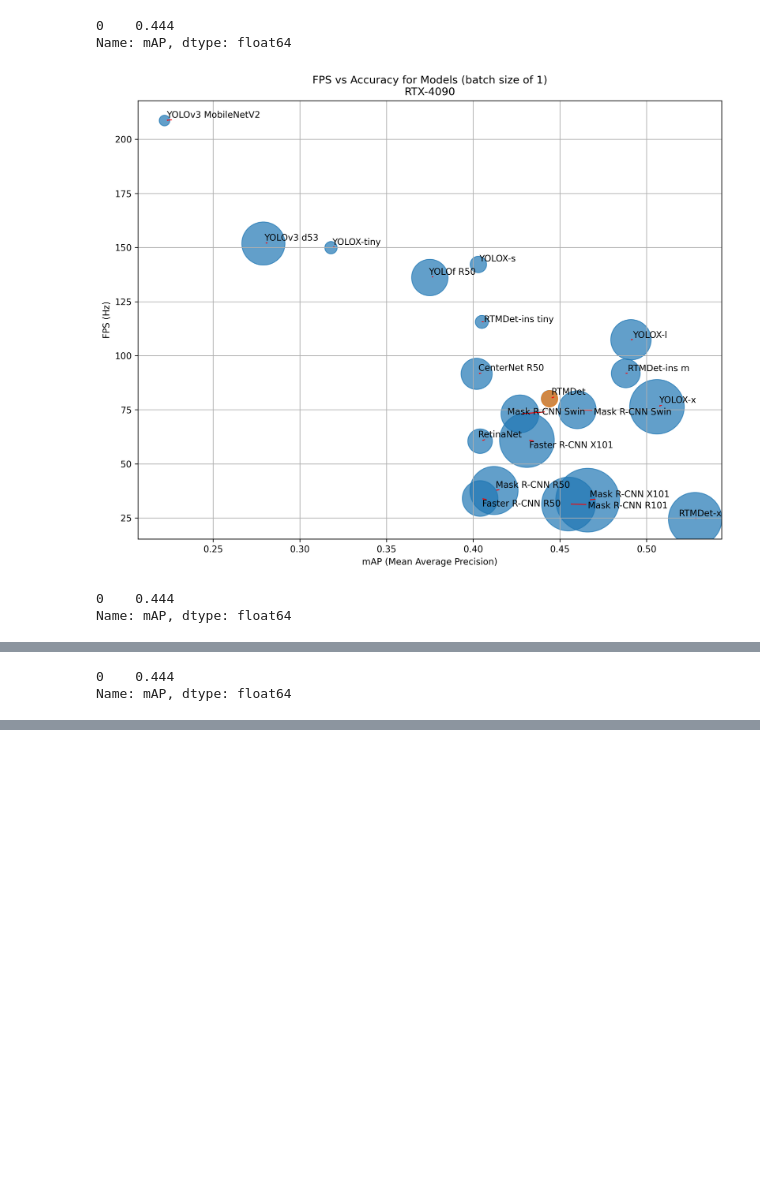
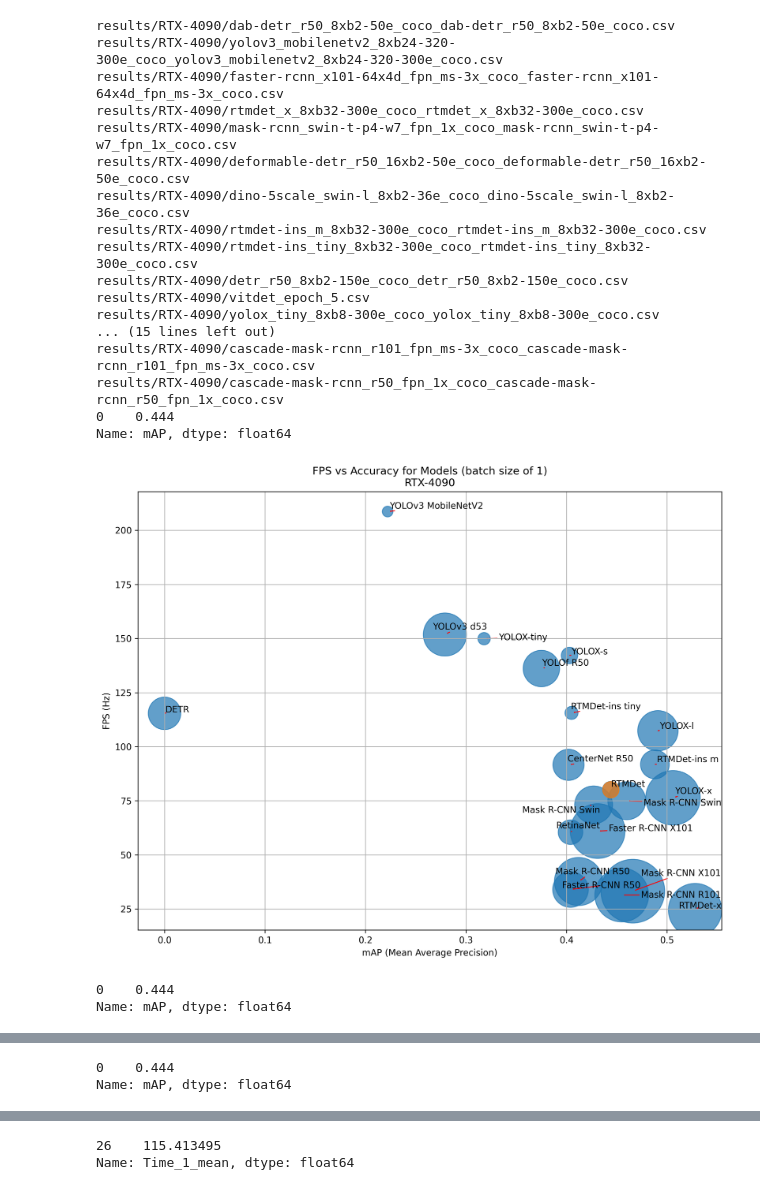
Before and after one commit to Don767/segdet_mlcr2024, a Jupyter notebook: graphs.ipynb, the cells around one changed output, grey strips where cells are left out. Cells and saved outputs as stored; diff of their text form; code cells hidden in the pictures; blank space fills up the shorter version.

Commit message:
graphs

```diff
--- a/graphs.ipynb
+++ b/graphs.ipynb
@@ -51,7 +51,8 @@ config_to_text = {
     'yolox_x_8xb8-300e_coco_yolox_x_8xb8-300e_coco.csv': 'YOLOX-x',
     'yolox_x_8xb8-300e_coco.py': 'YOLOX-x',
     'vitdet.py': 'ViTDet',
-    'rtmdet.py': 'RTMDet'
+    'rtmdet.py': 'RTMDet',
+    'detr.py': 'DETR',
 }
 # %%
 result_dir = pathlib.Path('results')
@@ -66,6 +67,9 @@ results = result_paths[gpu]
 
 dfs = []
 for r in results:
+    print(r)
+    if 'results/RTX-4090/vitdet_epoch_5.csv' == str(r):
+        continue
     df = pd.read_csv(r)
     dfs.append(df)
 combined_df = pd.concat(dfs, ignore_index=True)
@@ -84,33 +88,48 @@ for batch_size in batch_sizes:
     plt.figure(figsize=(10, 8), dpi=300)
     plt.scatter(filtered['mAP'], fps, s=filtered['model_size (MB)'] * 10, alpha=0.7)
     if len(custom) > 0:
         print(custom['mAP'])
         plt.scatter(custom['mAP'],  1 / custom[time], s=custom['model_size (MB)'] * 10, alpha=0.7)
 
     plt.xlabel('mAP (Mean Average Precision)')
     plt.ylabel('FPS (Hz)')
     plt.title(f'FPS vs Accuracy for Models (batch size of {batch_size})\n{gpu}')
     plt.grid(True)
     plt.tight_layout()
 
     texts = []
     for i, row in filtered.iterrows():
         name = config_to_text[pathlib.Path(filtered['config_file'][i]).name]
         size = filtered['model_size (MB)'][i]
 
         # text = f'{name} ({size:.2f} MB)'
         text = f'{name}'
         x = filtered['mAP'][i]
         y = fps[i]
 
         texts.append(plt.text(x, y, text))
         # plt.annotate(text, (x, y), fontsize=8)
     adjust_text(texts, only_move={'points': 'y', 'texts': 'y'}, arrowprops=dict(arrowstyle="->", color='r', lw=1))
 
     plt.show()
 # %% [output]
+results/RTX-4090/dab-detr_r50_8xb2-50e_coco_dab-detr_r50_8xb2-50e_coco.csv
+results/RTX-4090/yolov3_mobilenetv2_8xb24-320-300e_coco_yolov3_mobilenetv2_8xb24-320-300e_coco.csv
+results/RTX-4090/faster-rcnn_x101-64x4d_fpn_ms-3x_coco_faster-rcnn_x101-64x4d_fpn_ms-3x_coco.csv
+results/RTX-4090/rtmdet_x_8xb32-300e_coco_rtmdet_x_8xb32-300e_coco.csv
+results/RTX-4090/mask-rcnn_swin-t-p4-w7_fpn_1x_coco_mask-rcnn_swin-t-p4-w7_fpn_1x_coco.csv
+results/RTX-4090/deformable-detr_r50_16xb2-50e_coco_deformable-detr_r50_16xb2-50e_coco.csv
+results/RTX-4090/dino-5scale_swin-l_8xb2-36e_coco_dino-5scale_swin-l_8xb2-36e_coco.csv
+results/RTX-4090/rtmdet-ins_m_8xb32-300e_coco_rtmdet-ins_m_8xb32-300e_coco.csv
+results/RTX-4090/rtmdet-ins_tiny_8xb32-300e_coco_rtmdet-ins_tiny_8xb32-300e_coco.csv
+results/RTX-4090/detr_r50_8xb2-150e_coco_detr_r50_8xb2-150e_coco.csv
+results/RTX-4090/vitdet_epoch_5.csv
+results/RTX-4090/yolox_tiny_8xb8-300e_coco_yolox_tiny_8xb8-300e_coco.csv
+... (15 lines left out)
+results/RTX-4090/cascade-mask-rcnn_r101_fpn_ms-3x_coco_cascade-mask-rcnn_r101_fpn_ms-3x_coco.csv
+results/RTX-4090/cascade-mask-rcnn_r50_fpn_1x_coco_cascade-mask-rcnn_r50_fpn_1x_coco.csv
 0    0.444
 Name: mAP, dtype: float64
-[figure, old version]
+[figure, new version]
 0    0.444
 Name: mAP, dtype: float64
@@ -120,0 +140,6 @@ Name: mAP, dtype: float64
+# %%
+t = combined_df[combined_df['config_file'] == 'config/detr.py']['Time_1_mean']
+print(1 / (t))
+# %% [output]
+26    115.413495
+Name: Time_1_mean, dtype: float64
```
Also changed, not shown: parts of 2 cells of this notebook, 2 other files.
